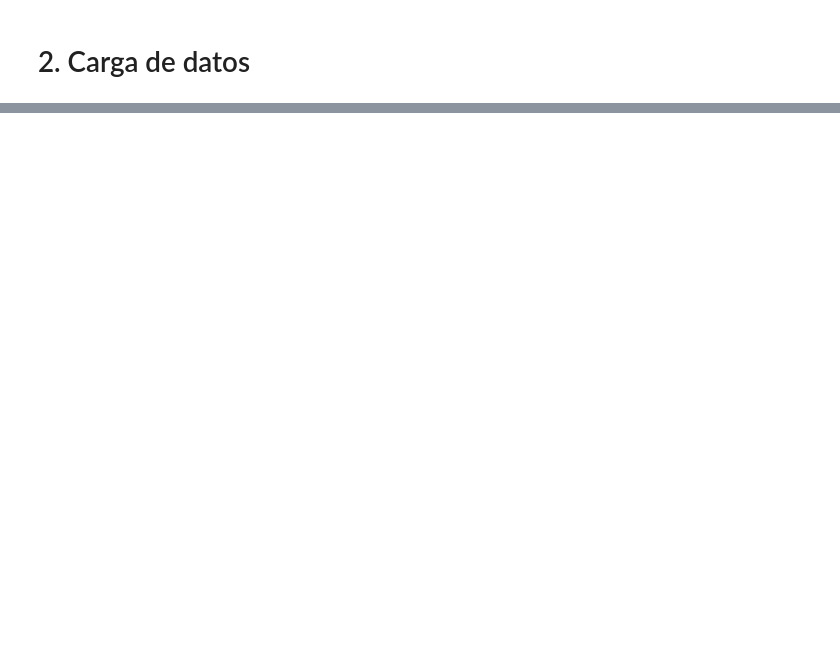
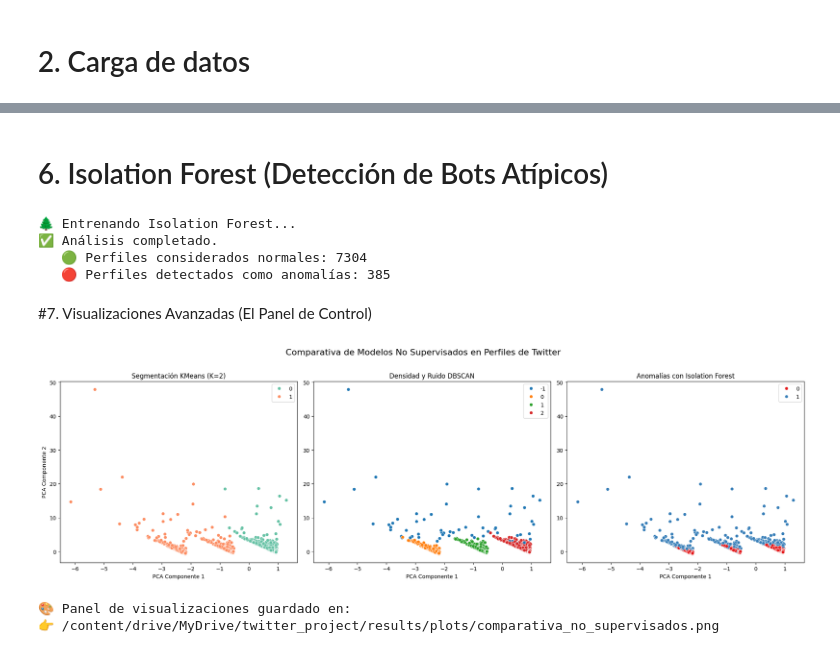
Before and after one commit to Seba-air85/Ciencia_de_datos, a Jupyter notebook: notebooks/05_unsupervised_modeling.ipynb, the cells around one changed output, grey strips where cells are left out. Saved outputs shown, nothing was run; the diff lists cells and outputs as text; code cells hidden in the pictures; blank space fills up the shorter version.

```diff
--- a/notebooks/05_unsupervised_modeling.ipynb
+++ b/notebooks/05_unsupervised_modeling.ipynb
@@ -356,0 +142,59 @@ Resultados exportados correctamente.
+# %% [markdown]
+# 6. Isolation Forest (Detección de Bots Atípicos)
+# %%
+# ============================================================================
+# CELDA 6: DETECCIÓN DE ANOMALÍAS CON ISOLATION FOREST
+# ============================================================================
+print("🌲 Entrenando Isolation Forest...")
+
+# Fijamos una contaminación del 5% estimando la tasa extrema de anomalías puras
+isolation_forest = IsolationForest(contamination=0.05, random_state=42)
+anomalies = isolation_forest.fit_predict(X_scaled)
+
+# Mapeo: -1 (Anomalía) -> 1,  1 (Normal) -> 0
+anomaly_labels = np.where(anomalies == -1, 1, 0)
+
+print(f"✅ Análisis completado.")
+print(f"   🟢 Perfiles considerados normales: {np.sum(anomaly_labels == 0)}")
+print(f"   🔴 Perfiles detectados como anomalías: {np.sum(anomaly_labels == 1)}")
+# %% [output]
+🌲 Entrenando Isolation Forest...
+✅ Análisis completado.
+   🟢 Perfiles considerados normales: 7304
+   🔴 Perfiles detectados como anomalías: 385
+# %% [markdown]
+#7. Visualizaciones Avanzadas (El Panel de Control)
+# %%
+# ============================================================================
+# CELDA 7: GENERACIÓN Y GUARDADO DE GRÁFICOS COMPARATIVOS
+# ============================================================================
+fig, axes = plt.subplots(1, 3, figsize=(20, 6))
+os.makedirs(f"{BASE_PATH}/results/plots", exist_ok=True)
+
+# Plot 1: KMeans
+sns.scatterplot(x=X_pca[:, 0], y=X_pca[:, 1], hue=clusters_kmeans, palette='Set2', ax=axes[0])
+axes[0].set_title('Segmentación KMeans (K=2)')
+axes[0].set_xlabel('PCA Componente 1')
+axes[0].set_ylabel('PCA Componente 2')
+
+# Plot 2: DBSCAN
+sns.scatterplot(x=X_pca[:, 0], y=X_pca[:, 1], hue=clusters_dbscan, palette='tab10', ax=axes[1])
+axes[1].set_title('Densidad y Ruido DBSCAN')
+axes[1].set_xlabel('PCA Componente 1')
+
+# Plot 3: Isolation Forest
+sns.scatterplot(x=X_pca[:, 0], y=X_pca[:, 1], hue=anomaly_labels, palette='Set1', ax=axes[2])
+axes[2].set_title('Anomalías con Isolation Forest')
+axes[2].set_xlabel('PCA Componente 1')
+
+plt.suptitle('Comparativa de Modelos No Supervisados en Perfiles de Twitter', fontsize=16, y=1.02)
+plt.tight_layout()
+
+ruta_grafico = f"{BASE_PATH}/results/plots/comparativa_no_supervisados.png"
+plt.savefig(ruta_grafico, dpi=300, bbox_inches='tight')
+plt.show()
+print(f"🎨 Panel de visualizaciones guardado en:\n👉 {ruta_grafico}")
+# %% [output]
+[figure, added]
+🎨 Panel de visualizaciones guardado en:
+👉 /content/drive/MyDrive/twitter_project/results/plots/comparativa_no_supervisados.png
```
Also changed, not shown: parts of 54 cells of this notebook.
